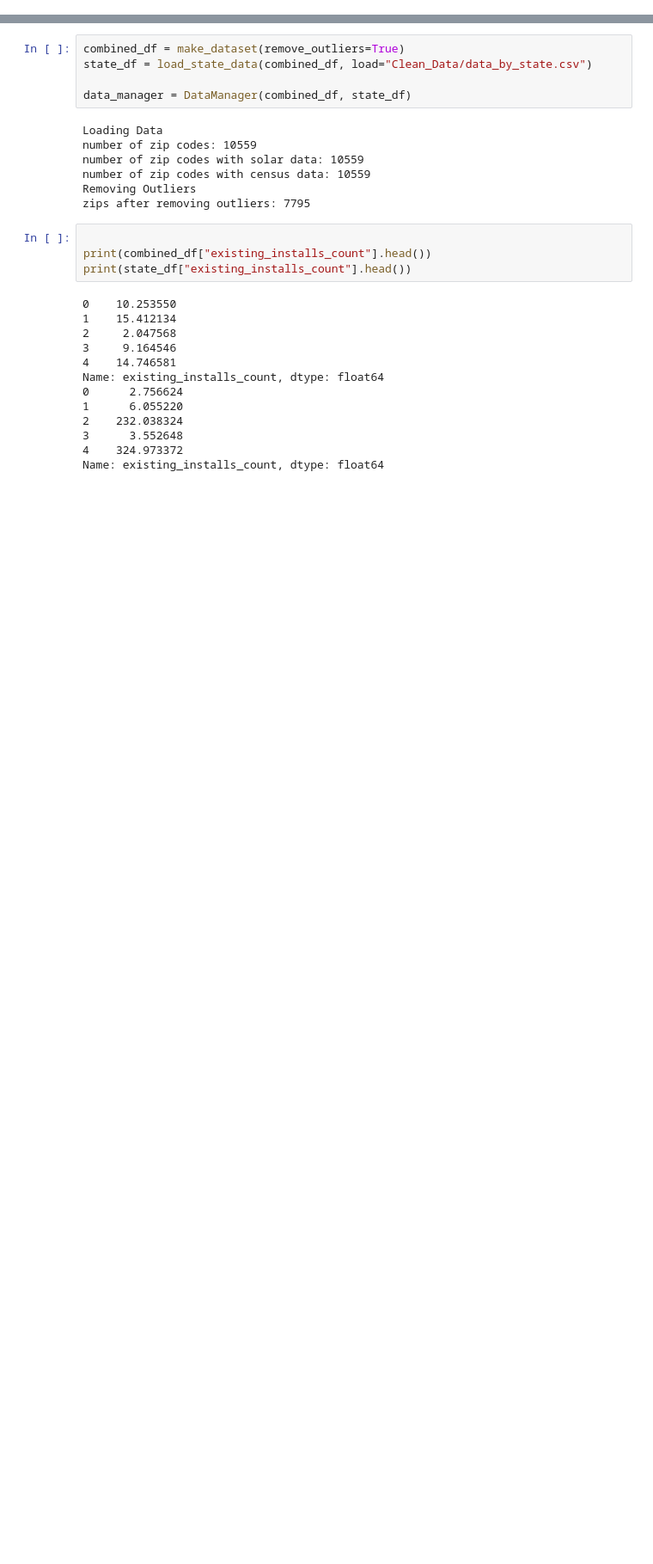
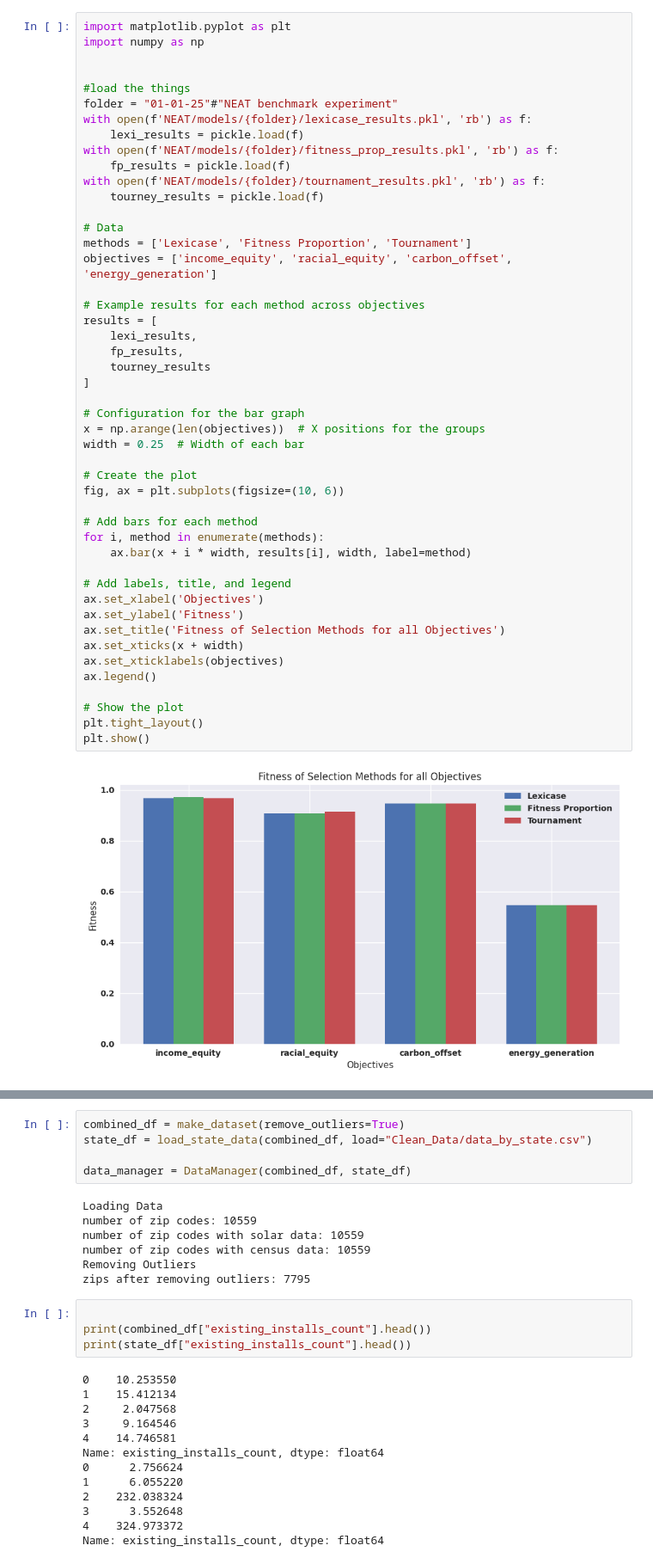
Before and after one commit to escapeprograms/SunSight, a Jupyter notebook: Visualization/neat_visualize.ipynb, the cells around one changed output, grey strips where cells are left out. Shown at 86% size. Drawn from its saved outputs; the diff is of its cells as text; blank space fills up the shorter version.

```diff
--- a/Visualization/neat_visualize.ipynb
+++ b/Visualization/neat_visualize.ipynb
@@ -11,0 +101,49 @@ from Neat.saving_util import *
+# %%
+import matplotlib.pyplot as plt
+import numpy as np
+
+
+#load the things
+folder = "01-01-25"#"NEAT benchmark experiment"
+with open(f'NEAT/models/{folder}/lexicase_results.pkl', 'rb') as f:
+    lexi_results = pickle.load(f)
+with open(f'NEAT/models/{folder}/fitness_prop_results.pkl', 'rb') as f:
+    fp_results = pickle.load(f)
+with open(f'NEAT/models/{folder}/tournament_results.pkl', 'rb') as f:
+    tourney_results = pickle.load(f)
+
+# Data
+methods = ['Lexicase', 'Fitness Proportion', 'Tournament']
+objectives = ['income_equity', 'racial_equity', 'carbon_offset', 'energy_generation']
+
+# Example results for each method across objectives
+results = [
+    lexi_results,
+    fp_results,
+    tourney_results
+]
+
+# Configuration for the bar graph
+x = np.arange(len(objectives))  # X positions for the groups
+width = 0.25  # Width of each bar
+
+# Create the plot
+fig, ax = plt.subplots(figsize=(10, 6))
+
+# Add bars for each method
+for i, method in enumerate(methods):
+    ax.bar(x + i * width, results[i], width, label=method)
+
+# Add labels, title, and legend
+ax.set_xlabel('Objectives')
+ax.set_ylabel('Fitness')
+ax.set_title('Fitness of Selection Methods for all Objectives')
+ax.set_xticks(x + width)
+ax.set_xticklabels(objectives)
+ax.legend()
+
+# Show the plot
+plt.tight_layout()
+plt.show()
+# %% [output]
+[figure, added]
```
Also changed, not shown: parts of 8 cells of this notebook, 34 other files.
